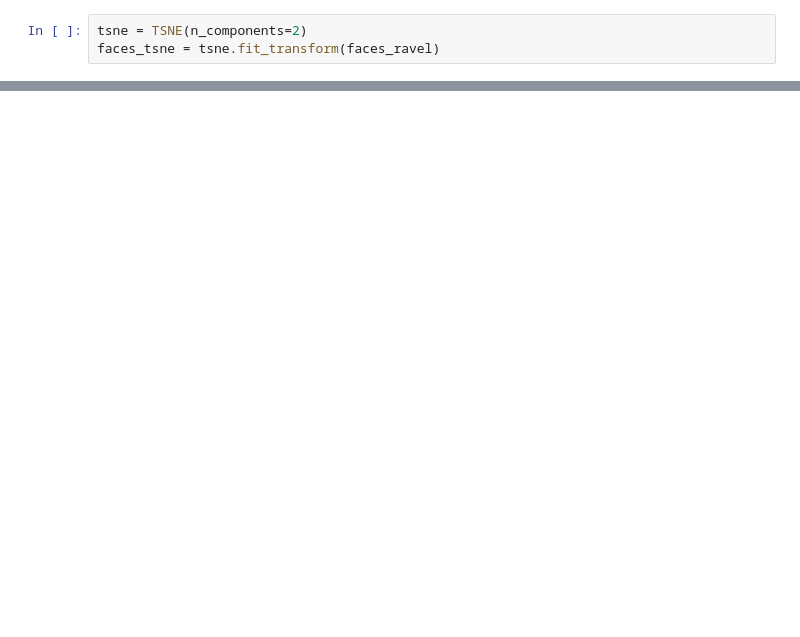
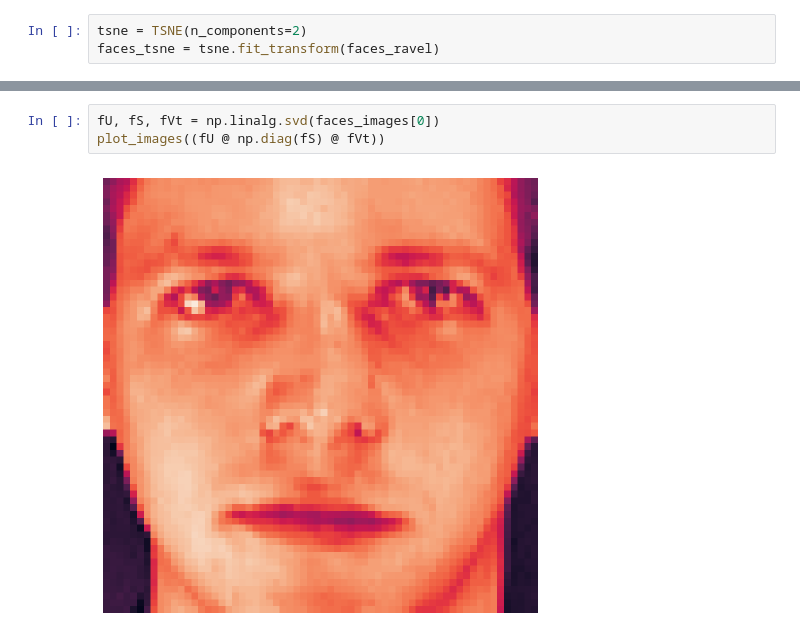
Before and after one commit to AICommunityInno/Seminars, a Jupyter notebook: fall-2020/seminar-6-dimensionality-reduction/seminar-6-2-pca.ipynb, the cells around one changed output, grey strips where cells are left out. Drawn from its saved outputs; the diff is of its cells as text; blank space fills up the shorter version.

```diff
--- a/fall-2020/seminar-6-dimensionality-reduction/seminar-6-2-pca.ipynb
+++ b/fall-2020/seminar-6-dimensionality-reduction/seminar-6-2-pca.ipynb
@@ -227,0 +289,5 @@ plot_2d_images(faces_images, faces_tsne, img_size=(20, 20))
+# %%
+fU, fS, fVt = np.linalg.svd(faces_images[0])
+plot_images((fU @ np.diag(fS) @ fVt))
+# %% [output]
+[figure, added]
```
Also changed, not shown: parts of 21 cells of this notebook, 4 other files.
